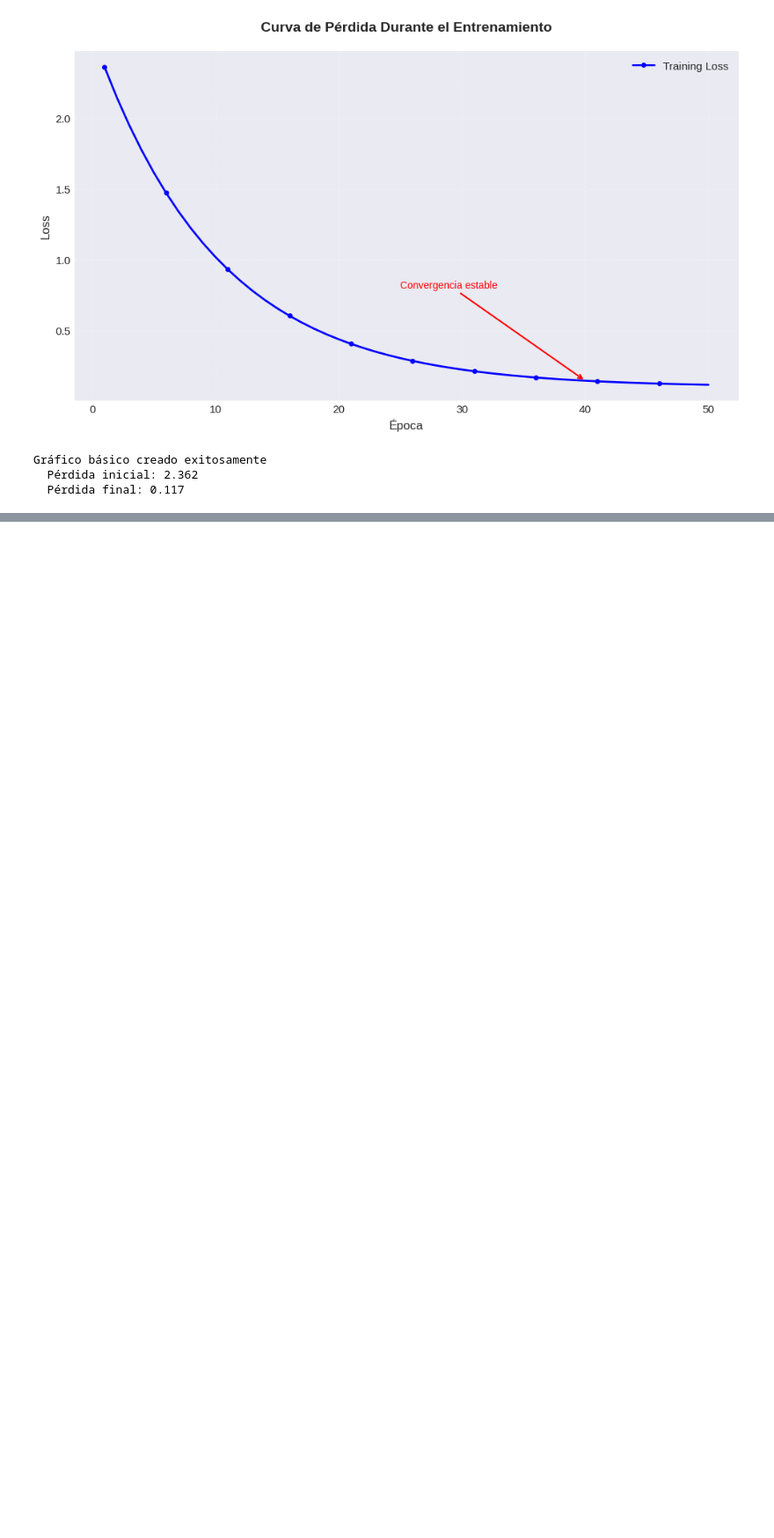
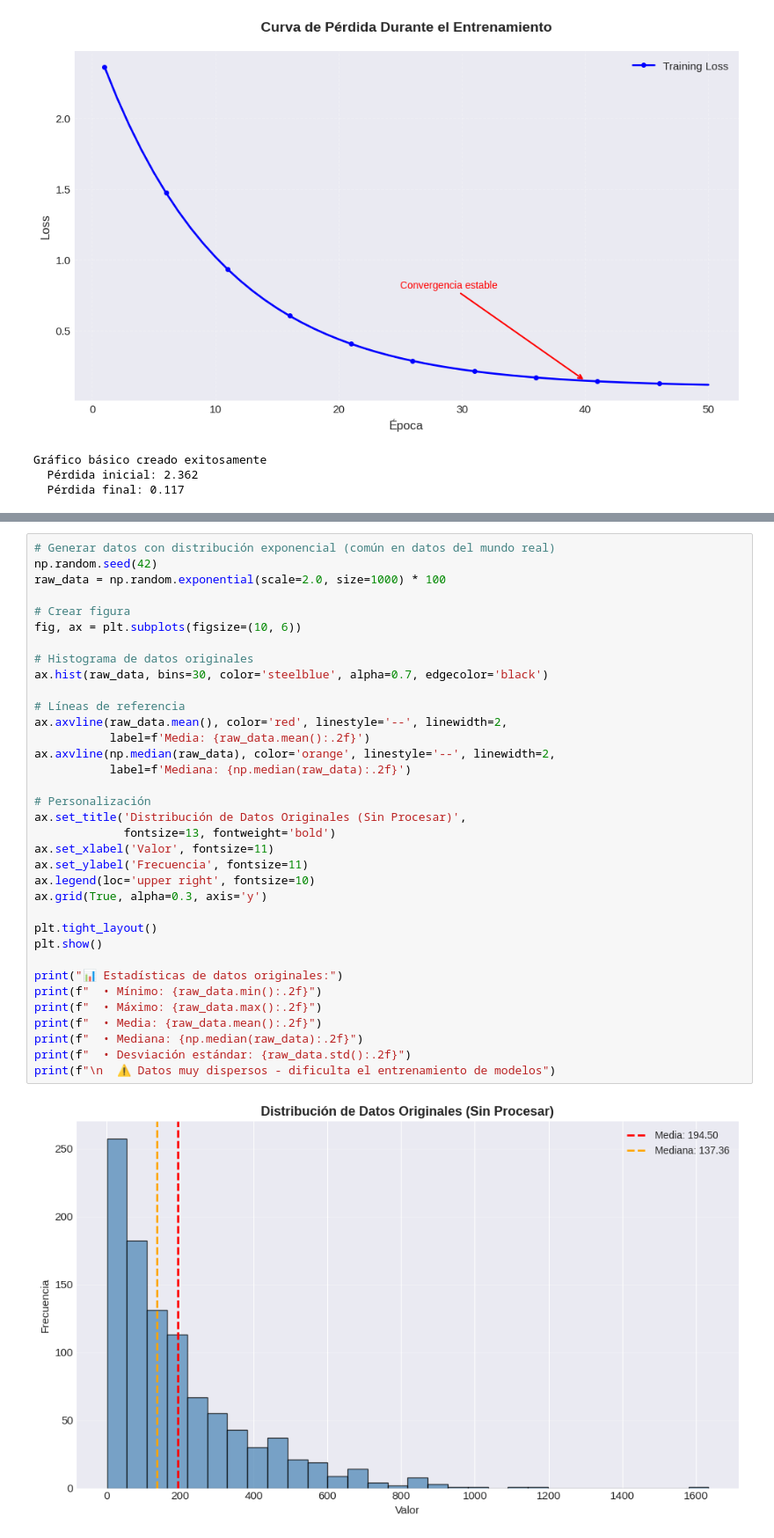
Before and after one commit to jdrodas/fundamentos_IA, a Jupyter notebook: introduccion_matplotlib/introduccion_matplotlib.ipynb, the cells around one changed output, grey strips where cells are left out. Shown at 88% size. Drawn from its saved outputs; the diff is of its cells as text; blank space fills up the shorter version.

```diff
--- a/introduccion_matplotlib/introduccion_matplotlib.ipynb
+++ b/introduccion_matplotlib/introduccion_matplotlib.ipynb
@@ -238,0 +328,37 @@ print("  • Leaky ReLU: previene 'neuronas muertas' del ReLU")
+# %%
+# Generar datos con distribución exponencial (común en datos del mundo real)
+np.random.seed(42)
+raw_data = np.random.exponential(scale=2.0, size=1000) * 100
+
+# Crear figura
+fig, ax = plt.subplots(figsize=(10, 6))
+
+# Histograma de datos originales
+ax.hist(raw_data, bins=30, color='steelblue', alpha=0.7, edgecolor='black')
+
+# Líneas de referencia
+ax.axvline(raw_data.mean(), color='red', linestyle='--', linewidth=2,
+           label=f'Media: {raw_data.mean():.2f}')
+ax.axvline(np.median(raw_data), color='orange', linestyle='--', linewidth=2,
+           label=f'Mediana: {np.median(raw_data):.2f}')
+
+# Personalización
+ax.set_title('Distribución de Datos Originales (Sin Procesar)',
+             fontsize=13, fontweight='bold')
+ax.set_xlabel('Valor', fontsize=11)
+ax.set_ylabel('Frecuencia', fontsize=11)
+ax.legend(loc='upper right', fontsize=10)
+ax.grid(True, alpha=0.3, axis='y')
+
+plt.tight_layout()
+plt.show()
+
+print("📊 Estadísticas de datos originales:")
+print(f"  • Mínimo: {raw_data.min():.2f}")
+print(f"  • Máximo: {raw_data.max():.2f}")
+print(f"  • Media: {raw_data.mean():.2f}")
+print(f"  • Mediana: {np.median(raw_data):.2f}")
+print(f"  • Desviación estándar: {raw_data.std():.2f}")
+print(f"\n  ⚠️ Datos muy dispersos - dificulta el entrenamiento de modelos")
+# %% [output]
+[figure, added]
```
Also changed, not shown: parts of 27 cells of this notebook.
